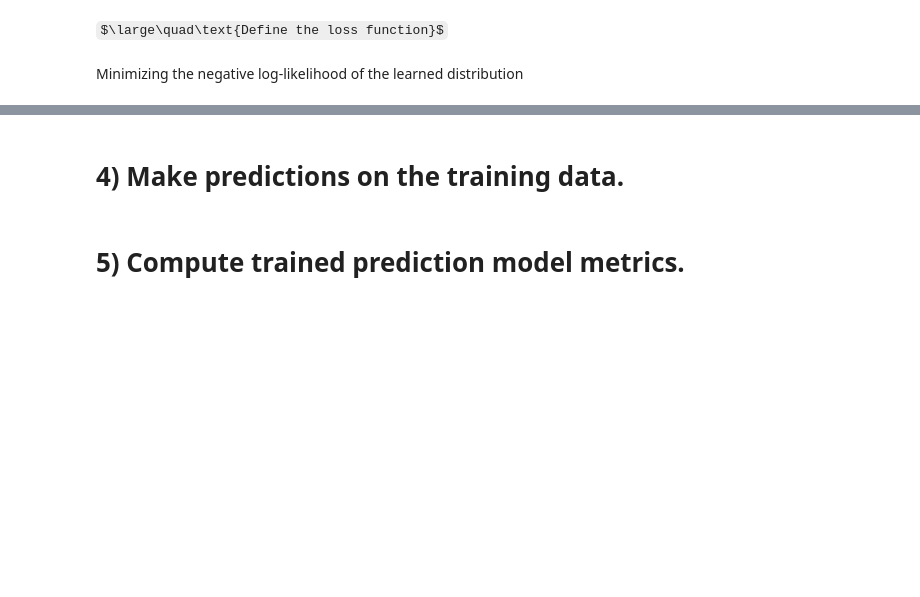
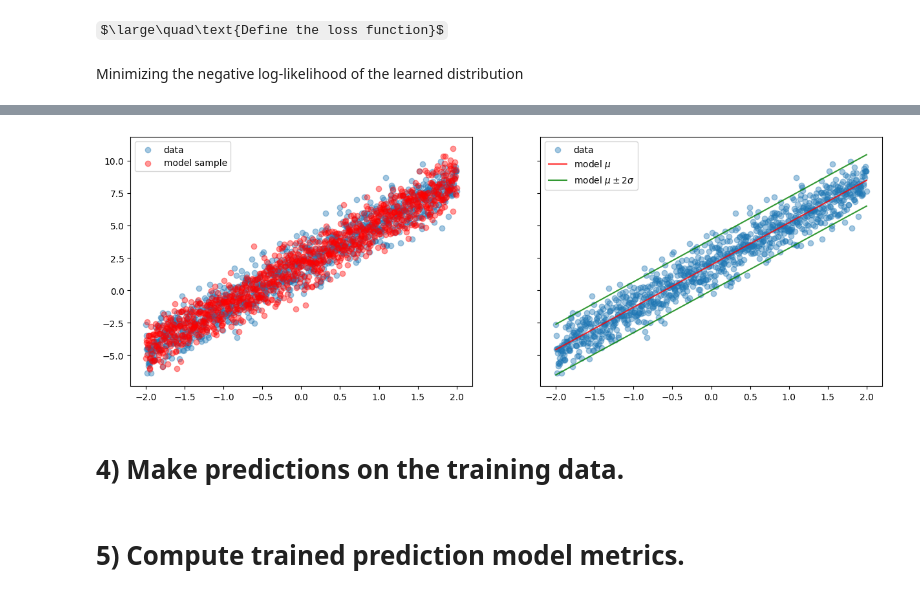
Before and after one commit to toddhricik/Bayesian-Regression, a Jupyter notebook: bayesian_linear_model_tensorflow_probability.ipynb, the cells around one changed output, grey strips where cells are left out. Saved outputs shown, nothing was run; the diff lists cells and outputs as text; code cells hidden in the pictures; some formulas as TeX source; blank space fills up the shorter version.

```diff
--- a/bayesian_linear_model_tensorflow_probability.ipynb
+++ b/bayesian_linear_model_tensorflow_probability.ipynb
@@ -122,3 +173,24 @@ _________________________________________________________________
+# %%
+# Plot the data and a sample from the model
+y_model = model(x_train)
+y_sample = y_model.sample()
+y_hat = y_model.mean()
+y_sd = y_model.stddev()
+y_hat_m2sd = y_hat - 2 * y_sd
+y_hat_p2sd = y_hat + 2 * y_sd
+
+fig, (ax1, ax2) = plt.subplots(1, 2, figsize=(15, 5), sharey=True)
+ax1.scatter(x_train, y_train, alpha=0.4, label='data')
+ax1.scatter(x_train, y_sample, alpha=0.4, color='red', label='model sample')
+ax1.legend()
+ax2.scatter(x_train, y_train, alpha=0.4, label='data')
+ax2.plot(x_train, y_hat, color='red', alpha=0.8, label='model $\mu$')
+ax2.plot(x_train, y_hat_m2sd, color='green', alpha=0.8, label='model $\mu \pm 2 \sigma$')
+ax2.plot(x_train, y_hat_p2sd, color='green', alpha=0.8)
+ax2.legend()
+plt.show()
+# %% [output]
+[figure, added]
 # %% [markdown]
 <H1>4) Make predictions on the training data.</H1>
 # %%
```
Also changed, not shown: parts of 22 cells of this notebook, 3 other files.
